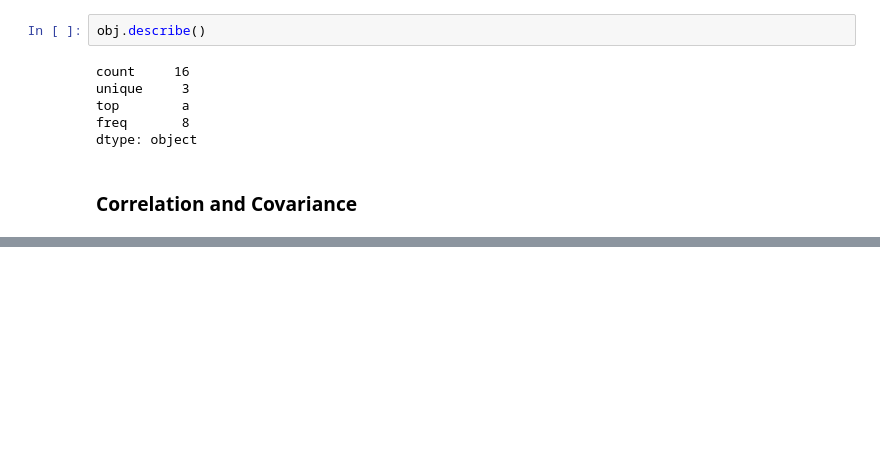
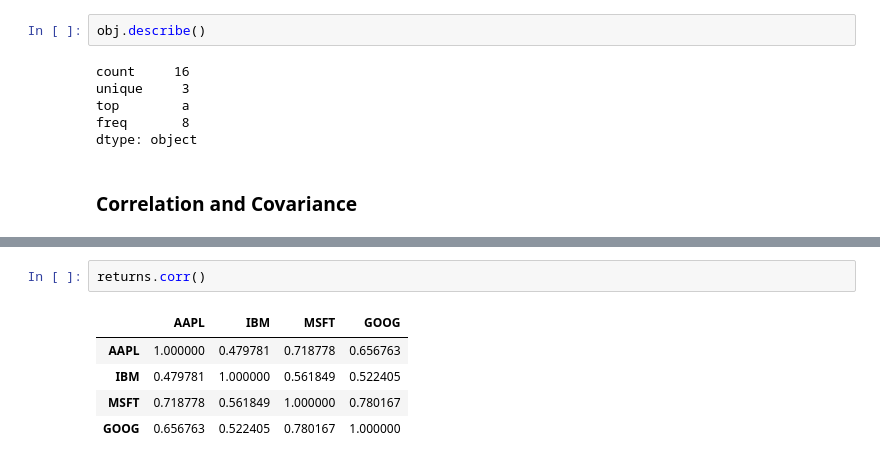
Before and after one commit to ZCW-Data1dot2/wes-ch-5-amanda-wink, a Jupyter notebook: Chapter5WorkAlong.ipynb, the cells around one changed output, grey strips where cells are left out. Cells and saved outputs as stored; diff of their text form; blank space fills up the shorter version.

```diff
--- a/Chapter5WorkAlong.ipynb
+++ b/Chapter5WorkAlong.ipynb
@@ -1355,0 +1408,8 @@ dtype: object
+# %%
+returns.corr()
+# %% [output]
+|  | AAPL | IBM | MSFT | GOOG |
+| AAPL | 1.000000 | 0.479781 | 0.718778 | 0.656763 |
+| IBM | 0.479781 | 1.000000 | 0.561849 | 0.522405 |
+| MSFT | 0.718778 | 0.561849 | 1.000000 | 0.780167 |
+| GOOG | 0.656763 | 0.522405 | 0.780167 | 1.000000 |
```
Also changed, not shown: parts of 27 cells of this notebook.
